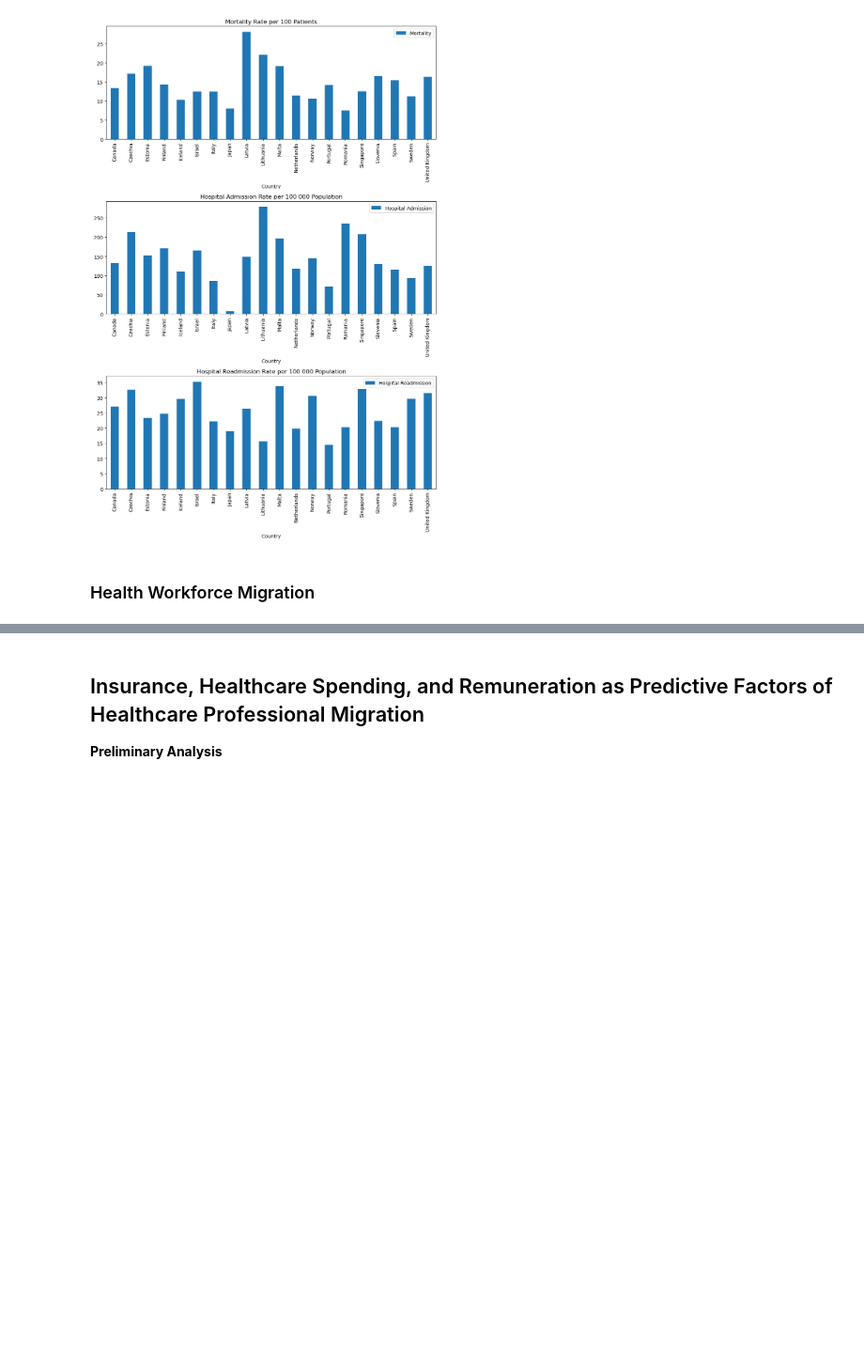
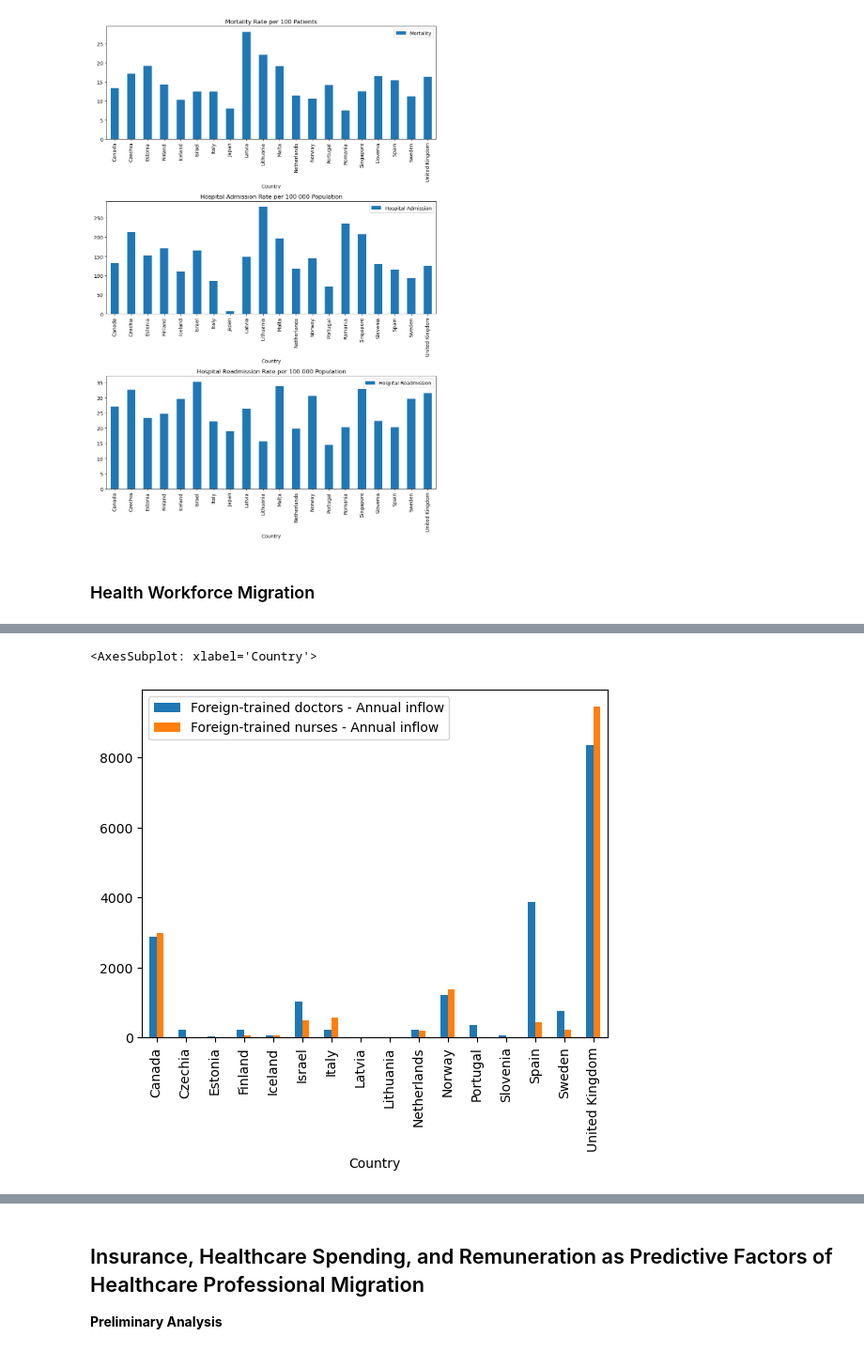
Before and after one commit to wren17/ECON323-Project, a Jupyter notebook: ECON323-FinalProject.ipynb, the cells around one changed output, grey strips where cells are left out. Shown at 94% size. Cells and saved outputs as stored; diff of their text form; code cells hidden in the pictures; blank space fills up the shorter version.

```diff
--- a/ECON323-FinalProject.ipynb
+++ b/ECON323-FinalProject.ipynb
@@ -184,4 +184,10 @@ plt.tight_layout()
 # %% [markdown]
 ### Health Workforce Migration
 # %%
-worker_migr
+worker_migr_col #Cleaning the data to avoid multi level indexing
+worker_migr_2 = worker_migr_col.pivot_table(
+                index = ["Year", "Country"],
+                columns = ["Variable"],
+                values = ['Value'])
+worker_migr_2.columns.names = [None] * len(worker_migr_2.columns.names)
+worker_migr_2.columns = worker_migr_2.columns.droplevel(0)
@@ -215,0 +194,4 @@ summary_imm_doc.plot.bar()
+# %%
+worker_migr_2.index = worker_migr_2.index.set_levels(worker_migr_2.index.levels[0].astype(int), level=0)#Changing year index to numeric
+worker_migr_2 = worker_migr_2[worker_migr_2.index.get_level_values('Year') > 2014]
+worker_migr_2_filtered = worker_migr_2[worker_migr_2.index.get_level_values('Country').isin(common_countries)]
@@ -216 +215,7 @@ summary_imm_doc.plot.bar()
+# %%
+summary_imm = pd.DataFrame (worker_migr_2_filtered.groupby(['Country'])['Foreign-trained doctors - Annual inflow', 'Foreign-trained nurses - Annual inflow'].mean()).fillna(0)
+summary_imm.plot.bar()
+# %% [output]
+<AxesSubplot: xlabel='Country'>
+[figure, added]
 # %%
```
Also changed, not shown: parts of 9 cells of this notebook.
